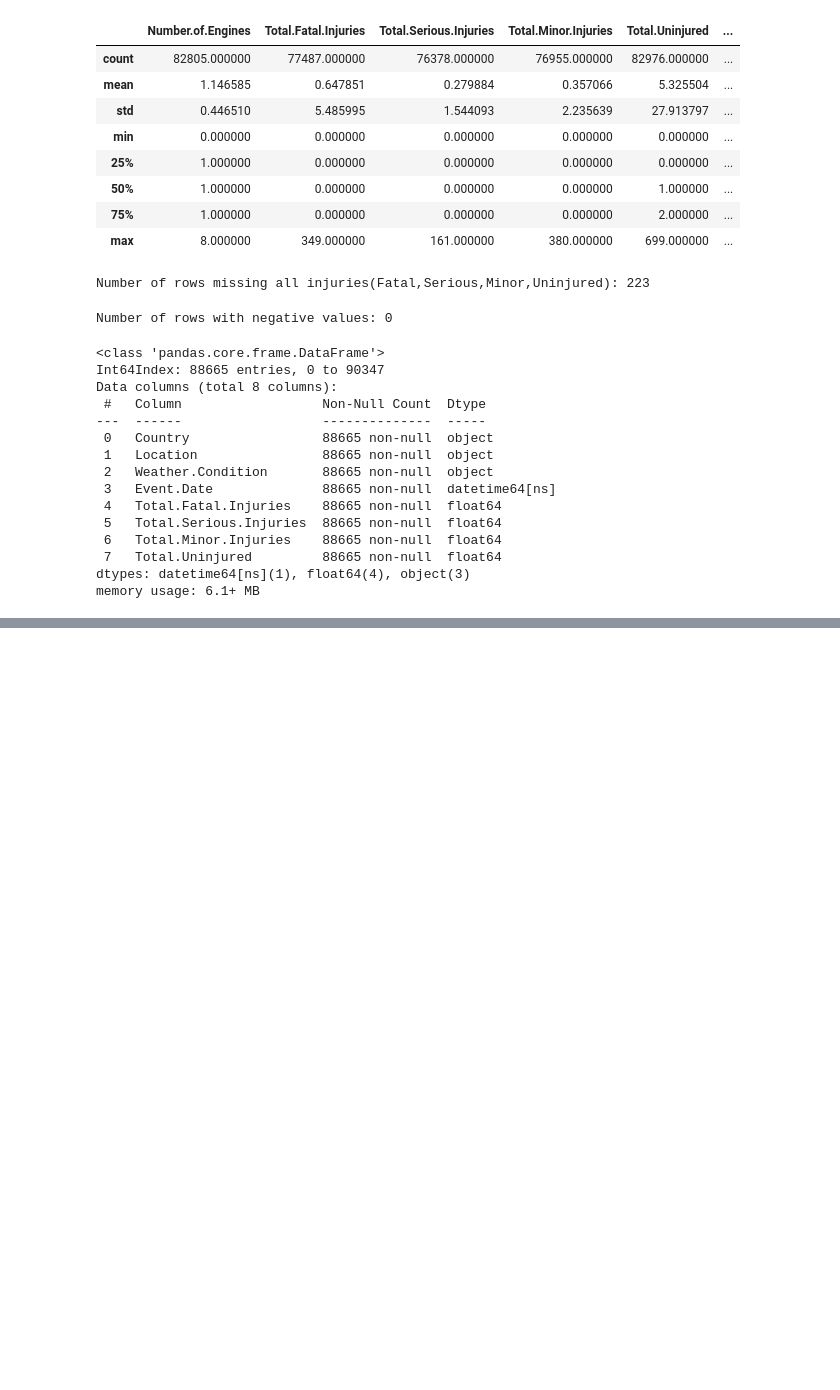
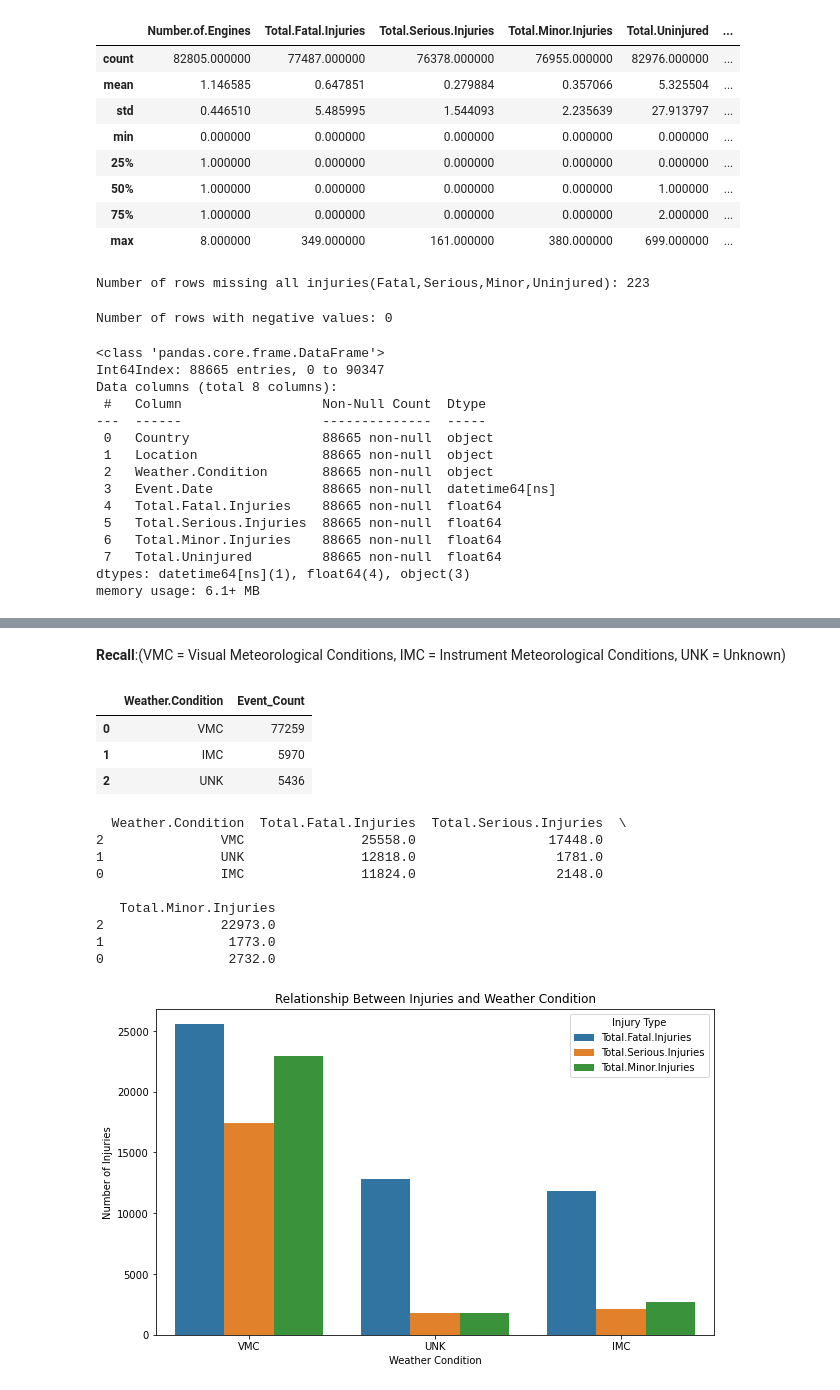
Before and after one commit to WanjikuKahoro/Phase-1-Project, a Jupyter notebook: index.ipynb, the cells around one changed output, grey strips where cells are left out. Saved outputs shown, nothing was run; the diff lists cells and outputs as text; code cells hidden in the pictures; blank space fills up the shorter version.

```diff
--- a/index.ipynb
+++ b/index.ipynb
@@ -313,0 +490,47 @@ df.to_csv('Aviation_Data_Cleaned.csv', index=False)
+# %% [markdown]
+**Recall**:(VMC = Visual Meteorological Conditions, IMC = Instrument Meteorological Conditions, UNK = Unknown)
+# %%
+# Create a contingency table: counts of events and Weather.Condition
+accidents_by_weather = (
+    df['Weather.Condition']
+    .value_counts()
+    .reset_index()
+    .rename(columns={'index':'Weather.Condition', 'Weather.Condition':'Event_Count'})
+)
+accidents_by_weather
+# %% [output]
+|  | Weather.Condition | Event_Count |
+| 0 | VMC | 77259 |
+| 1 | IMC | 5970 |
+| 2 | UNK | 5436 |
+# %%
+# Create a contingency table: counts of injuries and Weather.Condition
+injuries_by_weather = (df.groupby('Weather.Condition')[injury_cols].sum().reset_index())
+
+injuries_by_weather = injuries_by_weather.sort_values(by='Total.Fatal.Injuries', ascending=False)
+print (injuries_by_weather)
+
+# Melt all the injuries data for plotting
+injuries_melted = injuries_by_weather.melt(id_vars='Weather.Condition',
+                                           value_vars=['Total.Fatal.Injuries','Total.Serious.Injuries','Total.Minor.Injuries'],
+                                           var_name='Injury_Type',
+                                           value_name='Count')
+# Plot
+plt.figure(figsize=(10,6))
+sns.barplot(data=injuries_melted, x='Weather.Condition', y='Count', hue='Injury_Type')
+plt.title('Relationship Between Injuries and Weather Condition')
+plt.xlabel('Weather Condition')
+plt.ylabel('Number of Injuries')
+plt.legend(title='Injury Type')
+plt.show()
+# %% [output]
+  Weather.Condition  Total.Fatal.Injuries  Total.Serious.Injuries  \
+2               VMC               25558.0                 17448.0
+1               UNK               12818.0                  1781.0
+0               IMC               11824.0                  2148.0
+
+   Total.Minor.Injuries
+2               22973.0
+1                1773.0
+0                2732.0
+[figure, added]
```
Also changed, not shown: parts of 25 cells of this notebook.
